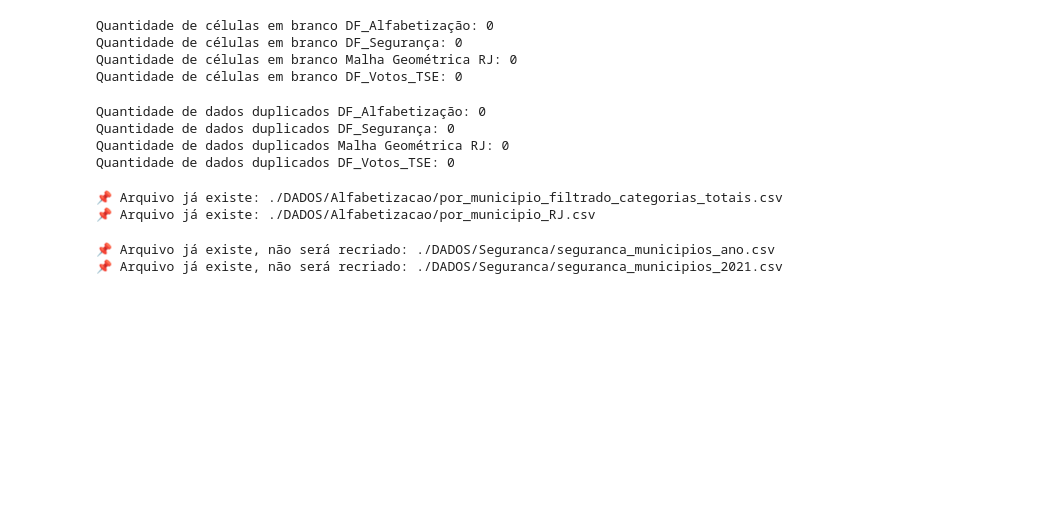
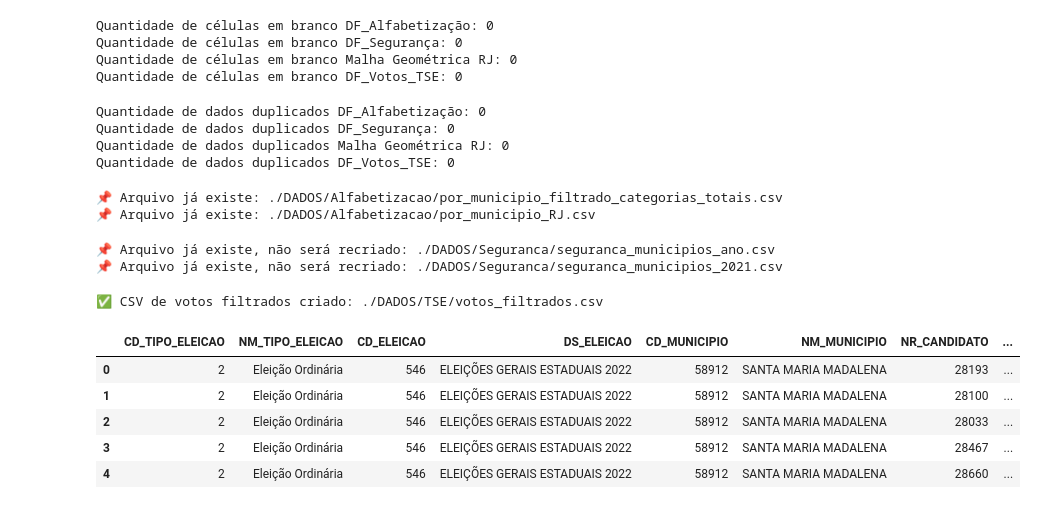
Before and after one commit to carlabferreira/RJ_election_analysis, a Jupyter notebook: First_analysis.ipynb, the cells around one changed output. Saved outputs shown, nothing was run; the diff lists cells and outputs as text; code cells hidden in the pictures; blank space fills up the shorter version.

```diff
--- a/First_analysis.ipynb
+++ b/First_analysis.ipynb
@@ -404,6 +346,50 @@ else:
 # %% [output]
 📌 Arquivo já existe, não será recriado: ./DADOS/Seguranca/seguranca_municipios_ano.csv
 📌 Arquivo já existe, não será recriado: ./DADOS/Seguranca/seguranca_municipios_2021.csv
+# %%
+# Filtro dos dados de votos
+path_votos_TSE_csv = "./DADOS/TSE/votacao_candidato_munzona_2022_RJ.csv" # Arquivo de origem
+path_votos_filtrados = "./DADOS/TSE/votos_filtrados.csv" # Arquivo de destino
+
+if not os.path.exists(path_votos_filtrados):
+    df_urnas = pd.read_csv(path_votos_TSE_csv, sep=';', encoding='latin1', engine='python')
+
+    df_urnas.columns = df_urnas.columns.str.strip()
+
+    colunas_votos = [
+        'CD_TIPO_ELEICAO', 'NM_TIPO_ELEICAO', 'CD_ELEICAO', 'DS_ELEICAO',
+        'CD_MUNICIPIO', 'NM_MUNICIPIO',
+        'NR_CANDIDATO', 'NM_CANDIDATO', 'NR_PARTIDO', 'SG_PARTIDO', 'NM_PARTIDO',
+        'NM_TIPO_DESTINACAO_VOTOS','QT_VOTOS_NOMINAIS_VALIDOS', 'DS_SIT_TOT_TURNO'
+    ]
+
+    # Verificar se todas as colunas existem
+    for col in colunas_votos:
+        if col not in df_urnas.columns:
+            raise KeyError(f"Coluna '{col}' não encontrada. Colunas disponíveis: {df_urnas.columns.tolist()}")
+
+    df_urnas = df_urnas[colunas_votos].copy() # Adicionado .copy() por segurança
+
+    # Salvar no caminho de destino (path_votos_filtrados)
+    df_urnas.to_csv(path_votos_filtrados, sep=';', index=False, quoting=1)
+
+    # Imprimir o caminho de destino (path_votos_filtrados)
+    print(f"✅ CSV de votos filtrados criado: {path_votos_filtrados}")
+
+else:
+    print(f"📌 Arquivo já existe, não será recriado: {path_votos_filtrados}")
+
+
+
+df_urnas.head()
+# %% [output]
+✅ CSV de votos filtrados criado: ./DADOS/TSE/votos_filtrados.csv
+|  | CD_TIPO_ELEICAO | NM_TIPO_ELEICAO | CD_ELEICAO | DS_ELEICAO | CD_MUNICIPIO | NM_MUNICIPIO | NR_CANDIDATO | ... |
+| 0 | 2 | Eleição Ordinária | 546 | ELEIÇÕES GERAIS ESTADUAIS 2022 | 58912 | SANTA MARIA MADALENA | 28193 | ... |
+| 1 | 2 | Eleição Ordinária | 546 | ELEIÇÕES GERAIS ESTADUAIS 2022 | 58912 | SANTA MARIA MADALENA | 28100 | ... |
+| 2 | 2 | Eleição Ordinária | 546 | ELEIÇÕES GERAIS ESTADUAIS 2022 | 58912 | SANTA MARIA MADALENA | 28033 | ... |
+| 3 | 2 | Eleição Ordinária | 546 | ELEIÇÕES GERAIS ESTADUAIS 2022 | 58912 | SANTA MARIA MADALENA | 28467 | ... |
+| 4 | 2 | Eleição Ordinária | 546 | ELEIÇÕES GERAIS ESTADUAIS 2022 | 58912 | SANTA MARIA MADALENA | 28660 | ... |
 # %%
 # Resumo das modificações - adicionar também no docs!
 
```
Also changed, not shown: parts of 5 cells of this notebook, 3 other files.
